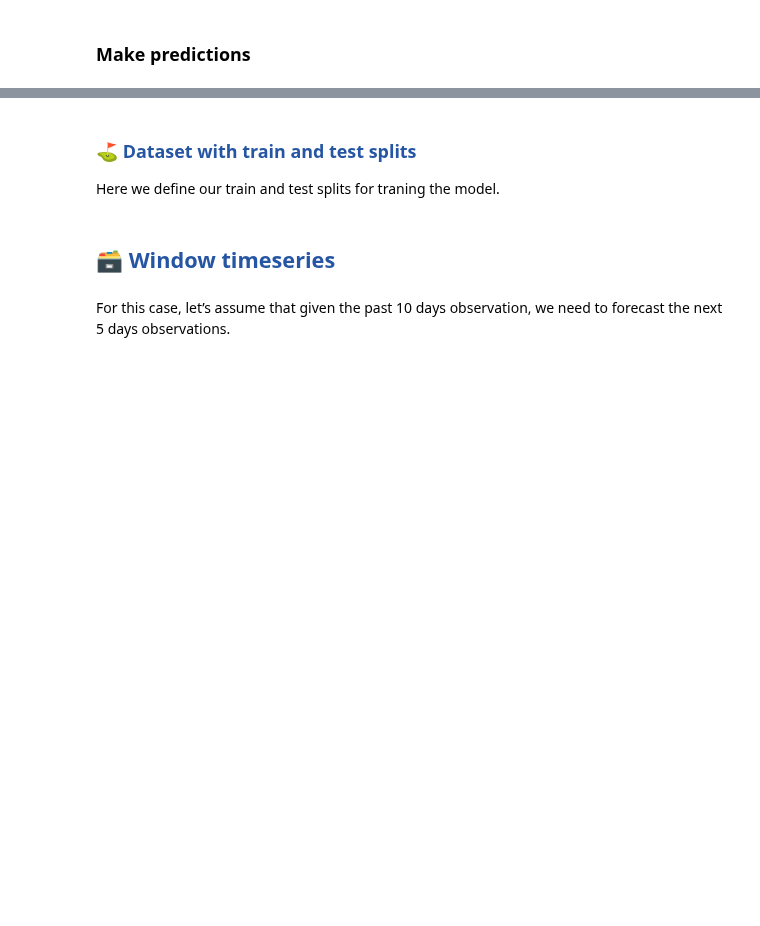
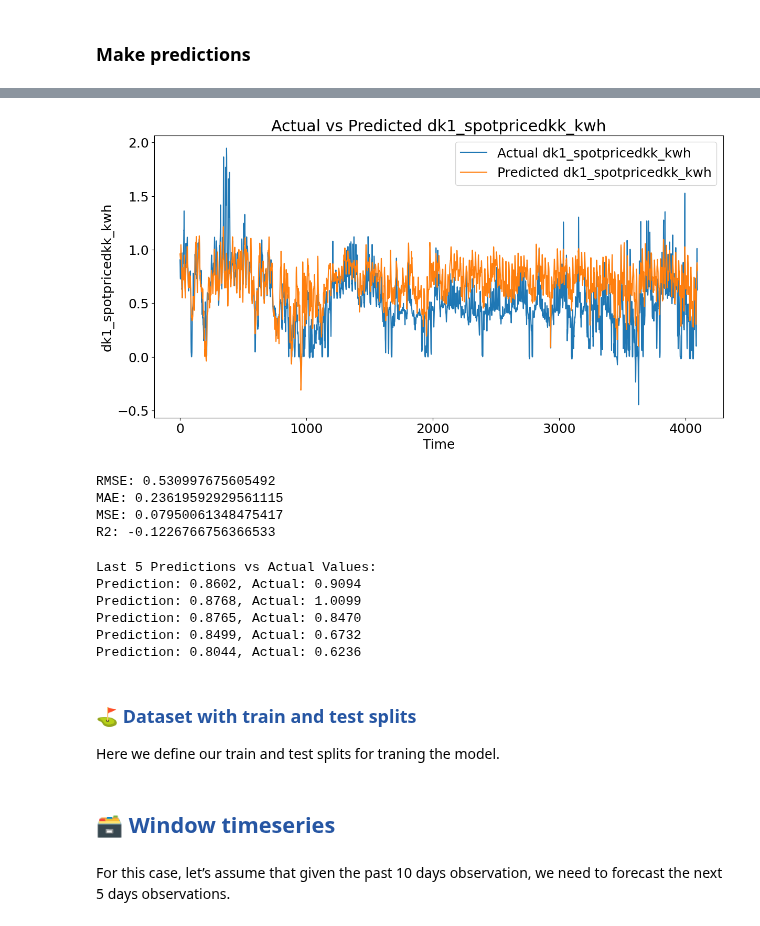
Before and after one commit to Benj3037/bds_m7_second-semester-project, a Jupyter notebook: pipeline/3_2_training_pipeline_lstm.ipynb, the cells around one changed output, grey strips where cells are left out. Drawn from its saved outputs; the diff is of its cells as text; code cells hidden in the pictures; blank space fills up the shorter version.

```diff
--- a/pipeline/3_2_training_pipeline_lstm.ipynb
+++ b/pipeline/3_2_training_pipeline_lstm.ipynb
@@ -544,0 +687,7 @@ Prediction: 0.5884, Actual: 0.6236
+# %%
+# Predict on the test set
+y_pred = model.predict(X_test)
+
+# Inverse transform the predictions and the true values to their original scale
+y_pred_inverse = scaler_target.inverse_transform(y_pred)
+y_test_inverse = scaler_target.inverse_transform(y_test)
@@ -545,3 +696,50 @@ Prediction: 0.5884, Actual: 0.6236
+# %%
+import matplotlib.pyplot as plt
+
+# Plotting the true values and the predicted values
+plt.figure(figsize=(14, 7))
+plt.plot(y_test_inverse, label='Actual dk1_spotpricedkk_kwh')
+plt.plot(y_pred_inverse, label='Predicted dk1_spotpricedkk_kwh')
+plt.title('Actual vs Predicted dk1_spotpricedkk_kwh')
+plt.xlabel('Time')
+plt.ylabel('dk1_spotpricedkk_kwh')
+plt.legend()
+plt.show()
+# %% [output]
+[figure, added]
+# %%
+# Calculate performance metrics
+
+rmse = np.sqrt(mean_squared_error(y_test_inverse, y_pred_inverse))
+mae = mean_absolute_error(y_test_inverse, y_pred_inverse)
+mse = mean_squared_error(y_test_inverse, y_pred_inverse)
+r2 = r2_score(y_test_inverse, y_pred_inverse)
+
+print(f'RMSE: {np.sqrt(rmse)}')
+print(f'MAE: {mae}')
+print(f'MSE: {mse}')
+print(f'R2: {r2}')
+# %% [output]
+RMSE: 0.530997675605492
+MAE: 0.23619592929561115
+MSE: 0.07950061348475417
+R2: -0.1226766756366533
+# %%
+# Extract the last 5 predictions and their corresponding actual values
+last_5_predictions = y_pred_inverse[-5:]
+last_5_actuals = y_test_inverse[-5:]
+
+# Print the last 5 predictions and their actual values
+print("Last 5 Predictions vs Actual Values:")
+for i in range(5):
+    print(f"Prediction: {last_5_predictions[i][0]:.4f}, Actual: {last_5_actuals[i][0]:.4f}")
+# %% [output]
+Last 5 Predictions vs Actual Values:
+Prediction: 0.8602, Actual: 0.9094
+Prediction: 0.8768, Actual: 1.0099
+Prediction: 0.8765, Actual: 0.8470
+Prediction: 0.8499, Actual: 0.6732
+Prediction: 0.8044, Actual: 0.6236
 # %% [markdown]
 ### <span style="color:#2656a3;"> ⛳️ Dataset with train and test splits</span>
 
```
Also changed, not shown: parts of 23 cells of this notebook, 4 other files.
